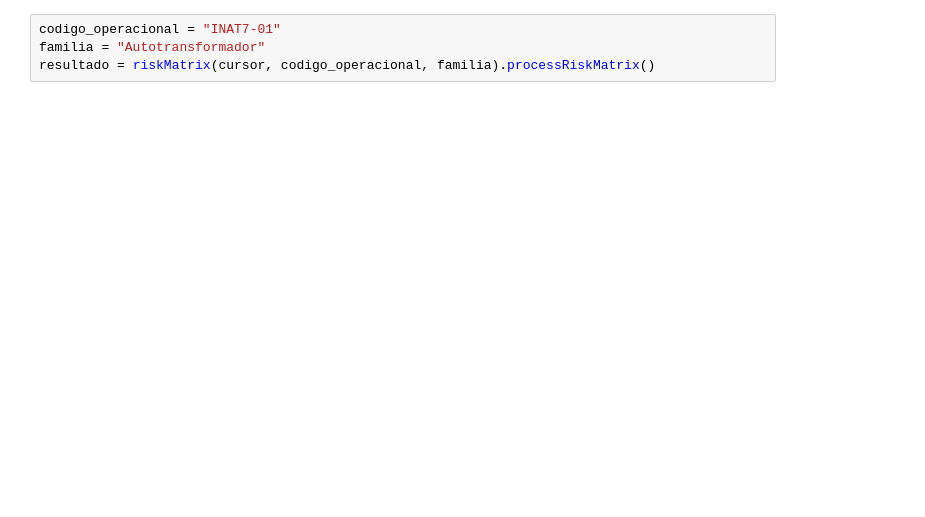
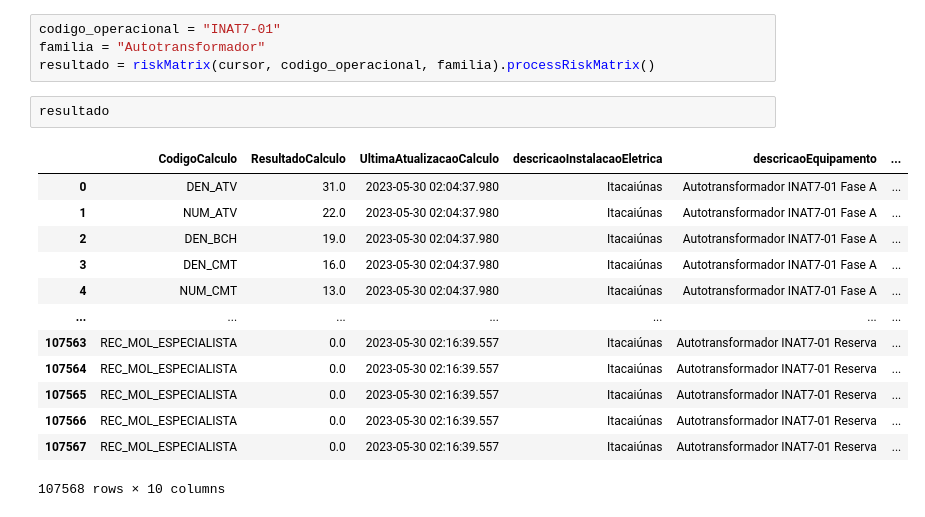
Before and after one commit to JoaoDias61/taesa-backend, a Jupyter notebook: teste.ipynb, the cells around one changed output. Drawn from its saved outputs; the diff is of its cells as text; blank space fills up the shorter version.

```diff
--- a/teste.ipynb
+++ b/teste.ipynb
@@ -24,3 +45,19 @@ cursor = conn.cursor()
 codigo_operacional = "INAT7-01"
 familia = "Autotransformador"
 resultado = riskMatrix(cursor, codigo_operacional, familia).processRiskMatrix()
+# %%
+resultado
+# %% [output]
+|  | CodigoCalculo | ResultadoCalculo | UltimaAtualizacaoCalculo | descricaoInstalacaoEletrica | descricaoEquipamento | ... |
+| 0 | DEN_ATV | 31.0 | 2023-05-30 02:04:37.980 | Itacaiúnas | Autotransformador INAT7-01 Fase A | ... |
+| 1 | NUM_ATV | 22.0 | 2023-05-30 02:04:37.980 | Itacaiúnas | Autotransformador INAT7-01 Fase A | ... |
+| 2 | DEN_BCH | 19.0 | 2023-05-30 02:04:37.980 | Itacaiúnas | Autotransformador INAT7-01 Fase A | ... |
+| 3 | DEN_CMT | 16.0 | 2023-05-30 02:04:37.980 | Itacaiúnas | Autotransformador INAT7-01 Fase A | ... |
+| 4 | NUM_CMT | 13.0 | 2023-05-30 02:04:37.980 | Itacaiúnas | Autotransformador INAT7-01 Fase A | ... |
+| ... | ... | ... | ... | ... | ... | ... |
+| 107563 | REC_MOL_ESPECIALISTA | 0.0 | 2023-05-30 02:16:39.557 | Itacaiúnas | Autotransformador INAT7-01 Reserva | ... |
+| 107564 | REC_MOL_ESPECIALISTA | 0.0 | 2023-05-30 02:16:39.557 | Itacaiúnas | Autotransformador INAT7-01 Reserva | ... |
+| 107565 | REC_MOL_ESPECIALISTA | 0.0 | 2023-05-30 02:16:39.557 | Itacaiúnas | Autotransformador INAT7-01 Reserva | ... |
+| 107566 | REC_MOL_ESPECIALISTA | 0.0 | 2023-05-30 02:16:39.557 | Itacaiúnas | Autotransformador INAT7-01 Reserva | ... |
+| 107567 | REC_MOL_ESPECIALISTA | 0.0 | 2023-05-30 02:16:39.557 | Itacaiúnas | Autotransformador INAT7-01 Reserva | ... |
+107568 rows × 10 columns
```
Also changed, not shown: parts of 7 cells of this notebook, 1 other file.
